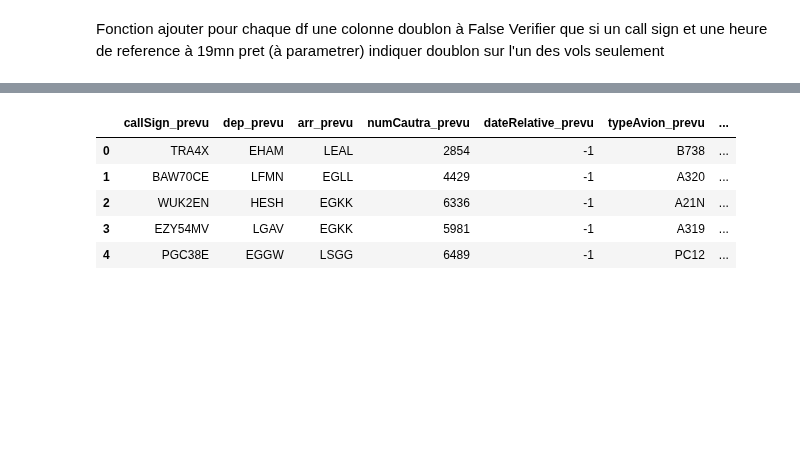
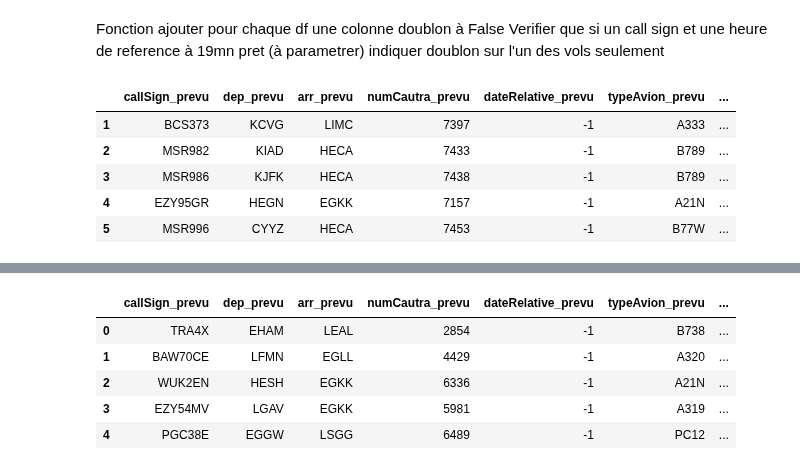
Before and after one commit to ittaldias/redevance, a Jupyter notebook: notebook/test_comparaison2.ipynb, the cells around one changed output, grey strips where cells are left out. Cells and saved outputs as stored; diff of their text form; code cells hidden in the pictures; blank space fills up the shorter version.

```diff
--- a/notebook/test_comparaison2.ipynb
+++ b/notebook/test_comparaison2.ipynb
@@ -1040,5 +1043,14 @@ def supprimer_doublons(df):
 
     return df[df['doublon'] == False].drop(columns=['doublon'])
+# %%
+jour_1_utile_traitee.head()
+# %% [output]
+|  | callSign_prevu | dep_prevu | arr_prevu | numCautra_prevu | dateRelative_prevu | typeAvion_prevu | ... |
+| 1 | BCS373 | KCVG | LIMC | 7397 | -1 | A333 | ... |
+| 2 | MSR982 | KIAD | HECA | 7433 | -1 | B789 | ... |
+| 3 | MSR986 | KJFK | HECA | 7438 | -1 | B789 | ... |
+| 4 | EZY95GR | HEGN | EGKK | 7157 | -1 | A21N | ... |
+| 5 | MSR996 | CYYZ | HECA | 7453 | -1 | B77W | ... |
 # %%
 jour_1_utile_traitee_avec_doublons_false = ajouter_colonne_doublon(jour_1_utile_traitee)
 jour_2_utile_traitee_avec_doublons_false = ajouter_colonne_doublon(jour_2_utile_traitee)
```
Also changed, not shown: parts of 10 cells of this notebook.
